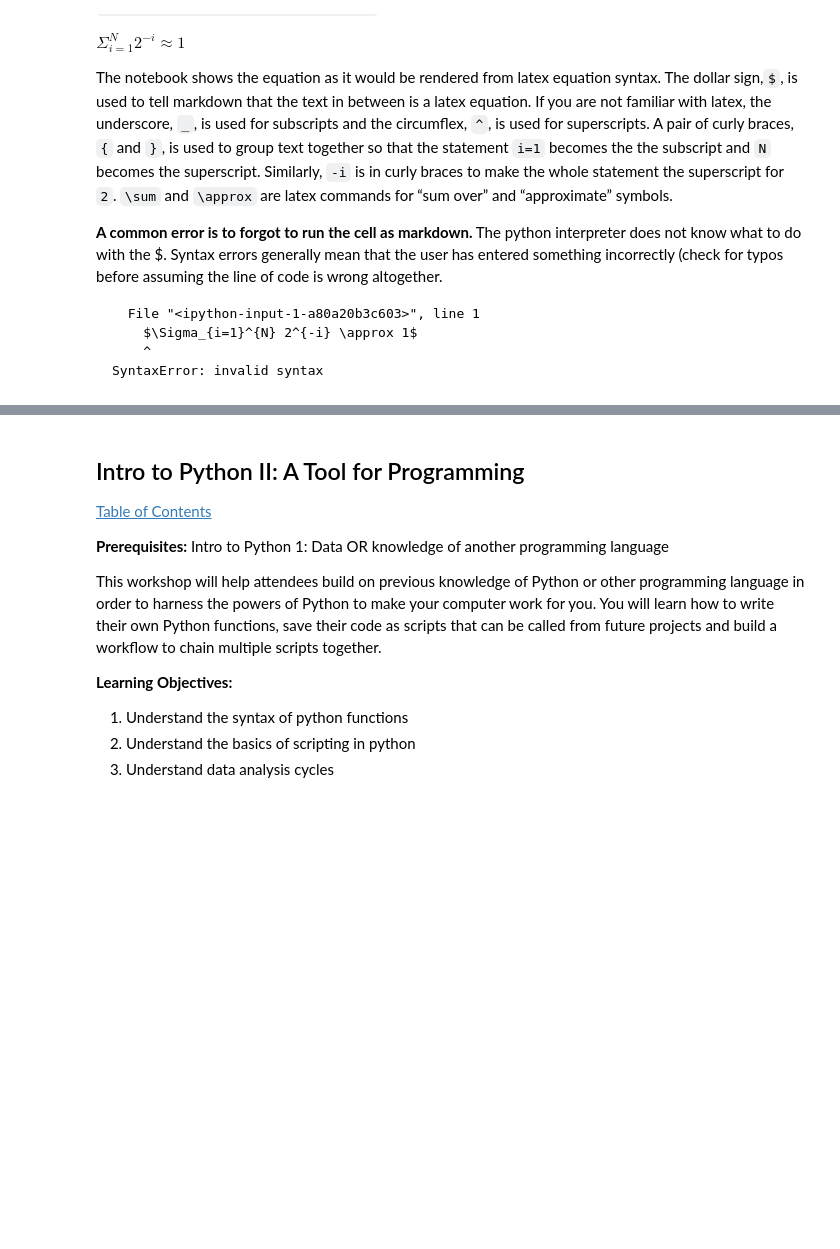
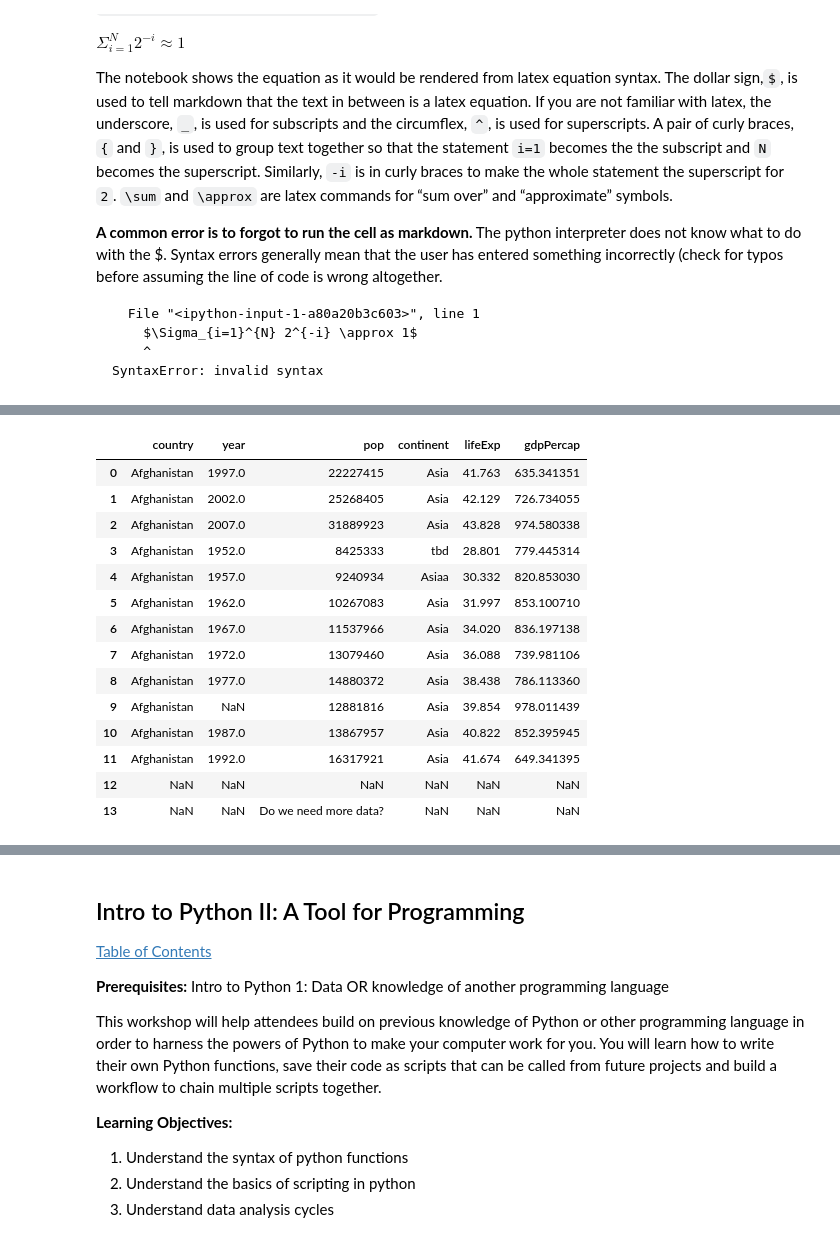
Before and after one commit to drakeasberry/2021_Resbaz_Python, a Jupyter notebook: intro_python/Intro_Python_Resbaz_2020.ipynb, the cells around one changed output, grey strips where cells are left out. Cells and saved outputs as stored; diff of their text form; code cells hidden in the pictures; blank space fills up the shorter version.

```diff
--- a/intro_python/Intro_Python_Resbaz_2020.ipynb
+++ b/intro_python/Intro_Python_Resbaz_2020.ipynb
@@ -383,0 +1250,19 @@ This workshop will help researchers with no prior programming experience learn h
+# %%
+# What prints now and why?
+afghanistan_csv
+# %% [output]
+|  | country | year | pop | continent | lifeExp | gdpPercap |
+| 0 | Afghanistan | 1997.0 | 22227415 | Asia | 41.763 | 635.341351 |
+| 1 | Afghanistan | 2002.0 | 25268405 | Asia | 42.129 | 726.734055 |
+| 2 | Afghanistan | 2007.0 | 31889923 | Asia | 43.828 | 974.580338 |
+| 3 | Afghanistan | 1952.0 | 8425333 | tbd | 28.801 | 779.445314 |
+| 4 | Afghanistan | 1957.0 | 9240934 | Asiaa | 30.332 | 820.853030 |
+| 5 | Afghanistan | 1962.0 | 10267083 | Asia | 31.997 | 853.100710 |
+| 6 | Afghanistan | 1967.0 | 11537966 | Asia | 34.020 | 836.197138 |
+| 7 | Afghanistan | 1972.0 | 13079460 | Asia | 36.088 | 739.981106 |
+| 8 | Afghanistan | 1977.0 | 14880372 | Asia | 38.438 | 786.113360 |
+| 9 | Afghanistan | NaN | 12881816 | Asia | 39.854 | 978.011439 |
+| 10 | Afghanistan | 1987.0 | 13867957 | Asia | 40.822 | 852.395945 |
+| 11 | Afghanistan | 1992.0 | 16317921 | Asia | 41.674 | 649.341395 |
+| 12 | NaN | NaN | NaN | NaN | NaN | NaN |
+| 13 | NaN | NaN | Do we need more data? | NaN | NaN | NaN |
```
Also changed, not shown: parts of 268 cells of this notebook, 10 other files.
